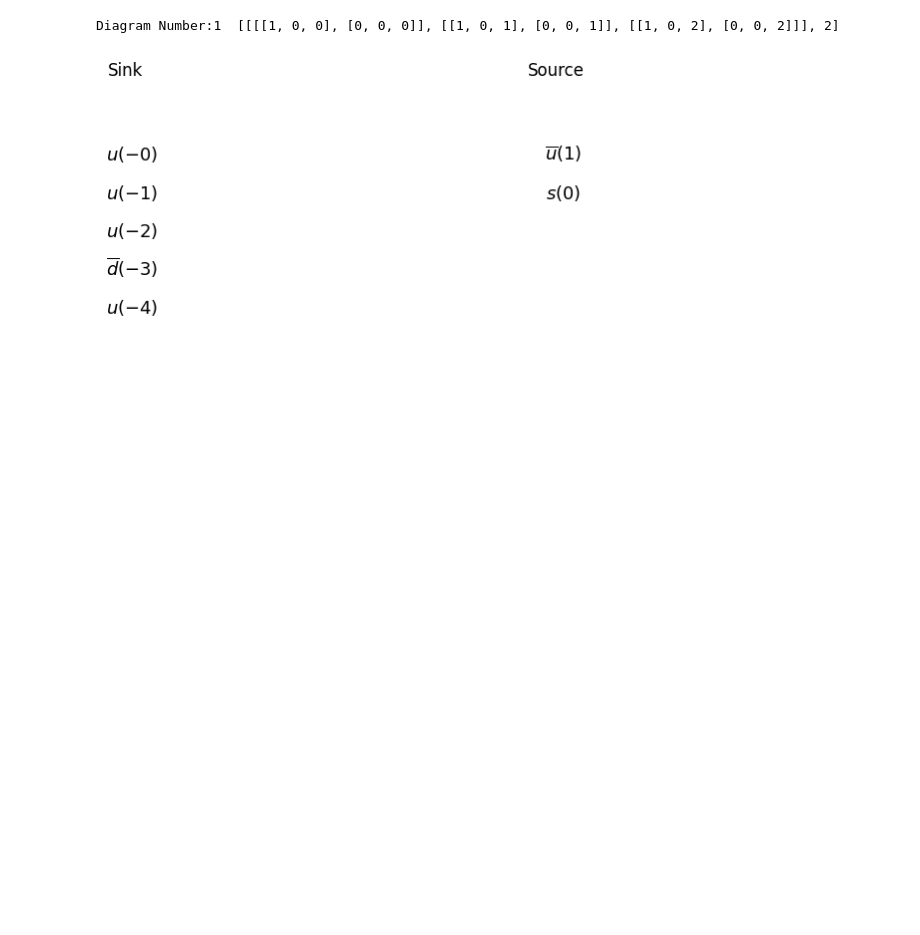
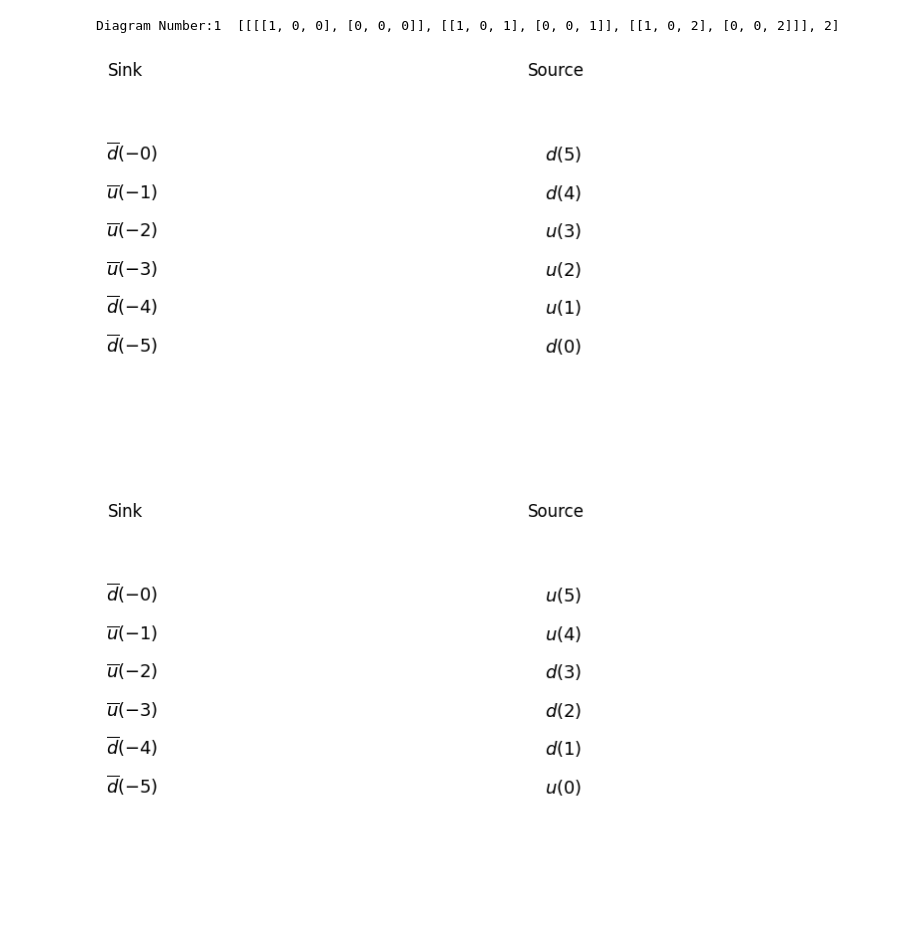
Before and after one commit to Herzallah15/Simplified-Wick-Contractions, a Jupyter notebook: 3H_2H_1H_Operator_in_ColinNotation.ipynb, the cells around one changed output. Saved outputs shown, nothing was run; the diff lists cells and outputs as text; code cells hidden in the pictures; blank space fills up the shorter version.

```diff
--- a/3H_2H_1H_Operator_in_ColinNotation.ipynb
+++ b/3H_2H_1H_Operator_in_ColinNotation.ipynb
@@ -11255,13 +11257,14 @@ for i, x in enumerate(result):
 # %% [output]
 [figure]
 Diagram Number:1  [[[[1, 0, 0], [0, 0, 0]], [[1, 0, 1], [0, 0, 1]], [[1, 0, 2], [0, 0, 2]]], 2]
-# %%
-#three_hadron_operator([3/2, 3/2, 3/2], 5/2, 3/2, 1, 'Delta', 'Delta', 'Delta')
-two_hadron_operator([1, 3/2], 5/2, 5/2, 'Pi', 'Delta')
-Sink = [two_hadron_operator([1, 3/2], 5/2, 5/2, 'Pi', 'Delta')]
-Source = [KaonpB]
-result = Wick_Contractions(Sink, Source)
-for i, x in enumerate(result):
-    print(f"Diagram Number:{i + 1} ", x[0], x[1])
-# %% [output]
-[figure, removed]
+# %%
+#three_hadron_operator([3/2, 3/2, 3/2], 5/2, 3/2, 1, 'Delta', 'Delta', 'Delta')
+#two_hadron_operator([1/2, 3/2], 1/2, 1/2, 'Nucleon', 'Delta')
+Sink = [two_hadron_operatorB([1/2, 1/2], 0, 0, 'Nucleon', 'Nucleon')]
+Source = [two_hadron_operator([1/2, 1/2], 0, 0, 'Nucleon', 'Nucleon')]
+result = Wick_Contractions(Sink, Source)
+for i, x in enumerate(result):
+    print(f"Diagram Number:{i + 1} ", x[0], x[1])
+# %% [output]
+[figure, added]
+[figure, added]
```
Also changed, not shown: parts of 3 cells of this notebook.
